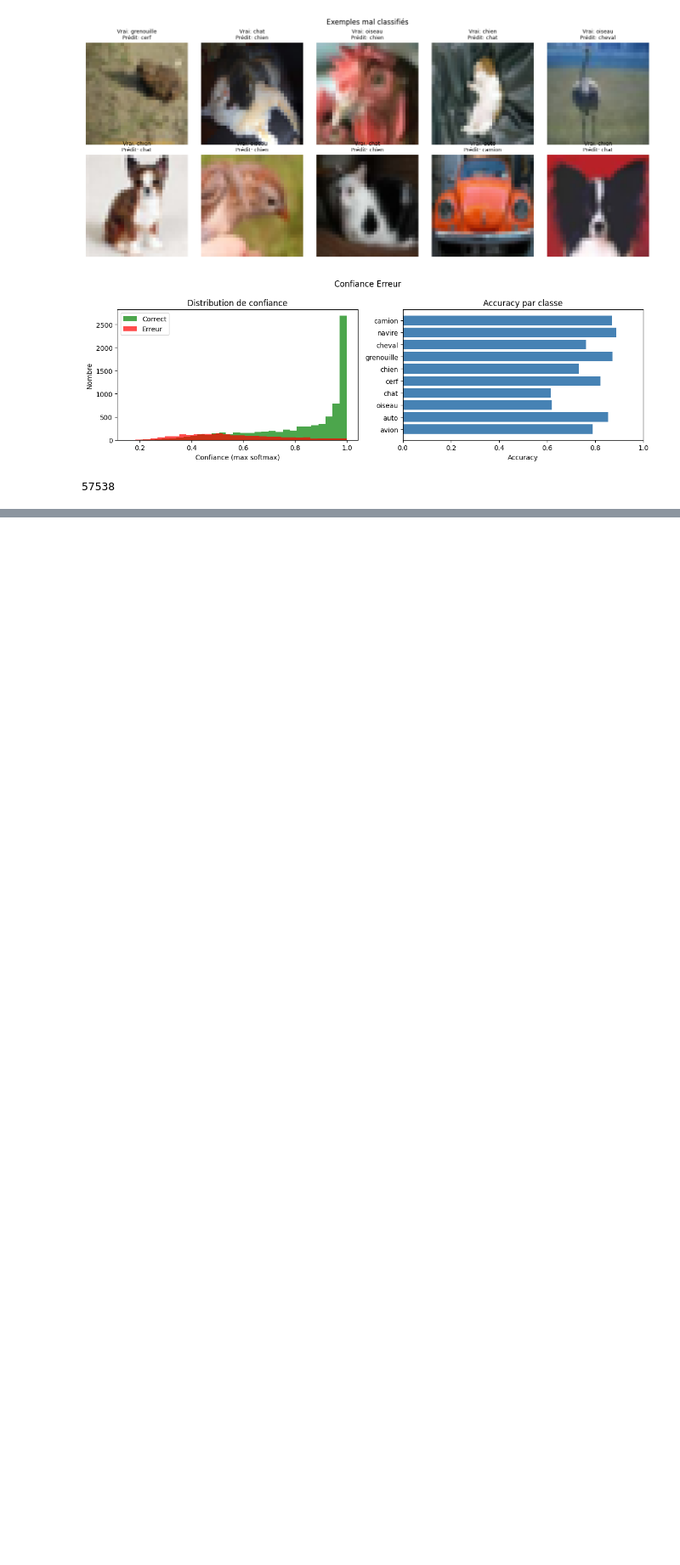
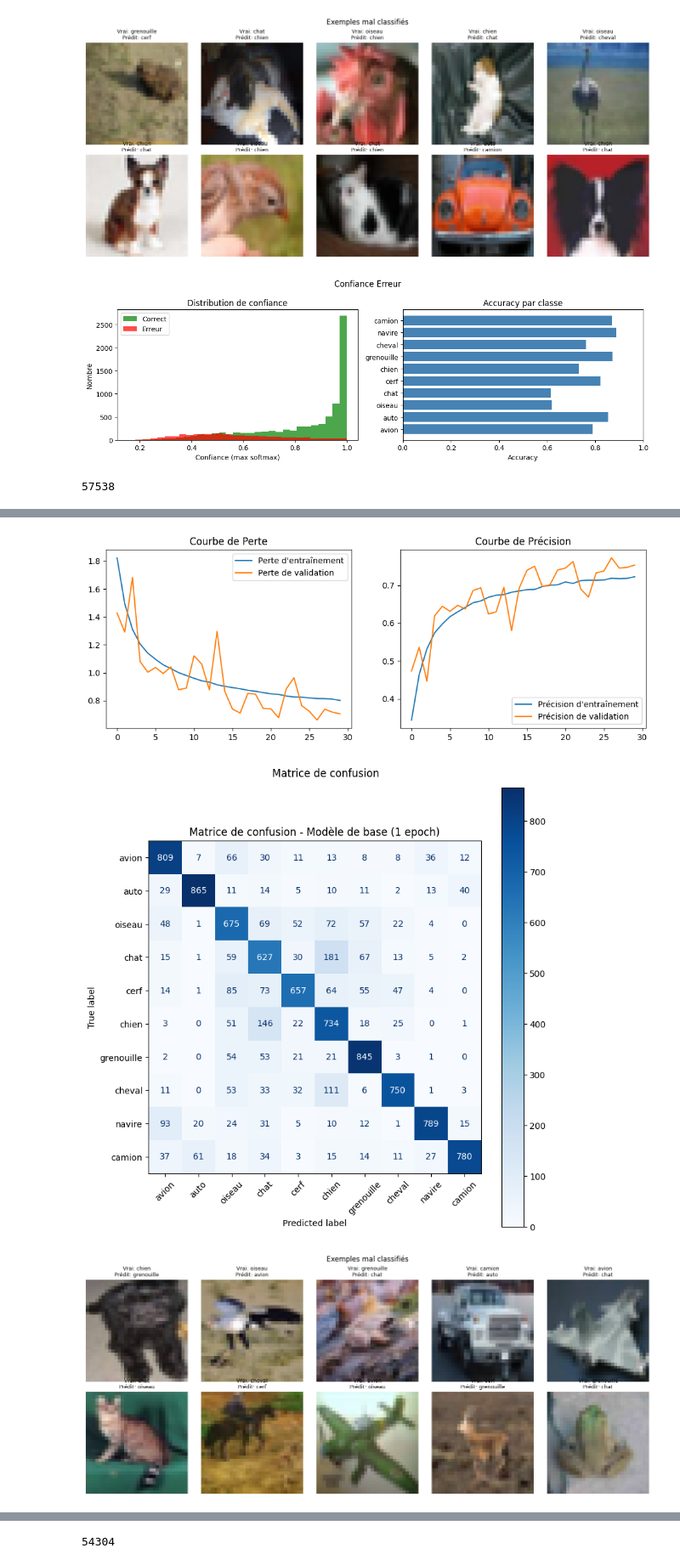
Before and after one commit to UQO-ML/concept-stat-projet-1, a Jupyter notebook: Devoir partie 2/DEVOIR Partie 2.ipynb, the cells around one changed output, grey strips where cells are left out. Shown at 85% size. Drawn from its saved outputs; the diff is of its cells as text; code cells hidden in the pictures; blank space fills up the shorter version.

```diff
--- a/Devoir partie 2/DEVOIR Partie 2.ipynb
+++ b/Devoir partie 2/DEVOIR Partie 2.ipynb
@@ -440,6 +483,11 @@ model.compile(
             metrics=['accuracy'])
 
 # Entraînement rapide pour test (les étudiants complèteront)
+callbacks = [
+    keras.callbacks.EarlyStopping(
+        monitor='val_loss', patience=10, restore_best_weights=True
+    )
+]
 history_fit = model.fit(x_train, y_train, epochs=30, batch_size=32, validation_data=(x_test, y_test))
 
 # Évaluation du modèle
@@ -460,3 +508,4 @@ classification_error_samples(y_pred, x_test, y_test)
 error_confidence(y_proba, y_pred, y_test)
 del y_proba, y_pred, history_fit, model
 gc.collect()
+# %% [output]
@@ -462,0 +529,3 @@ gc.collect()
+[figure, added]
+[figure, added]
+[figure, added]
@@ -463,3 +533,4 @@ gc.collect()
+54304
 # %%
 # Définition du modèle CNN avec :
 # - BatchNormalisation(use_bias=False),
```
Also changed, not shown: parts of 10 cells of this notebook.
